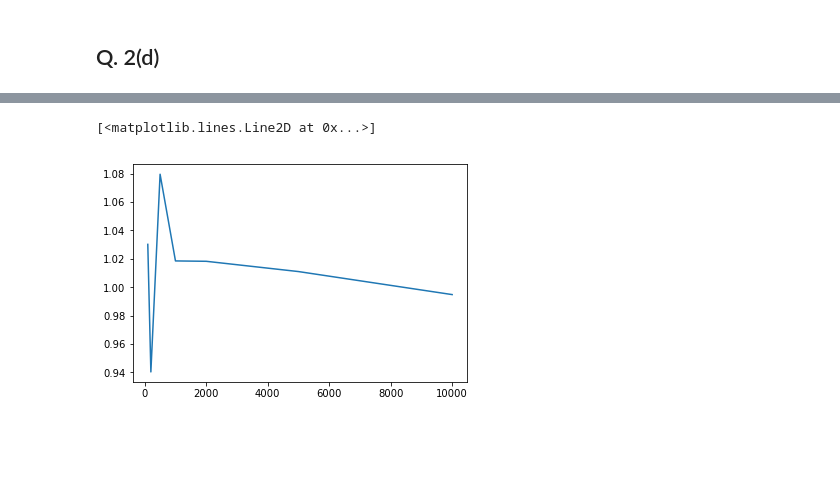
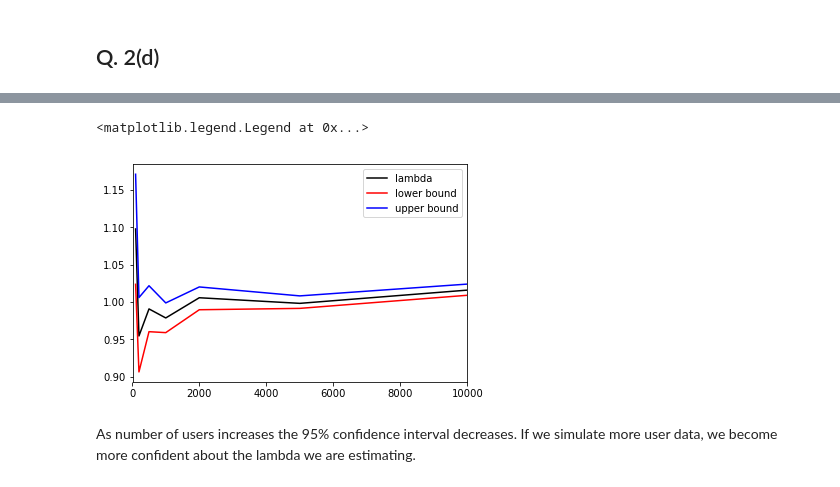
Before and after one commit to kunal-kotian/funnel, a Jupyter notebook: funnel_vQ1-2.ipynb, the cells around one changed output, grey strips where cells are left out. Saved outputs shown, nothing was run; the diff lists cells and outputs as text; code cells hidden in the pictures; blank space fills up the shorter version.

```diff
--- a/funnel_vQ1-2.ipynb
+++ b/funnel_vQ1-2.ipynb
@@ -177,5 +165,16 @@ table
-# %%
-plt.plot(table['number of users'], table['estimated lambda'])
-# %% [output]
-[<matplotlib.lines.Line2D at 0x...>]
-[figure, removed]
+# %%
+lambda_value = table['estimated lambda']
+number_users = table['number of users']
+lower_bound = table['lower bound']
+upper_bound = table['upper bound']
+
+plt.plot(number_users, lambda_value, 'black')
+plt.plot(number_users,lower_bound , 'red')
+plt.plot(number_users, upper_bound, 'blue')
+plt.xlim(10, np.max(np.array(number_users)))
+plt.legend(['lambda', 'lower bound', 'upper bound'])
+# %% [output]
+<matplotlib.legend.Legend at 0x...>
+[figure, added]
+# %% [markdown]
+As number of users increases the 95% confidence interval decreases. If we simulate more user data, we become more confident about the lambda we are estimating.
```
Also changed, not shown: parts of 8 cells of this notebook, 2 other files.
